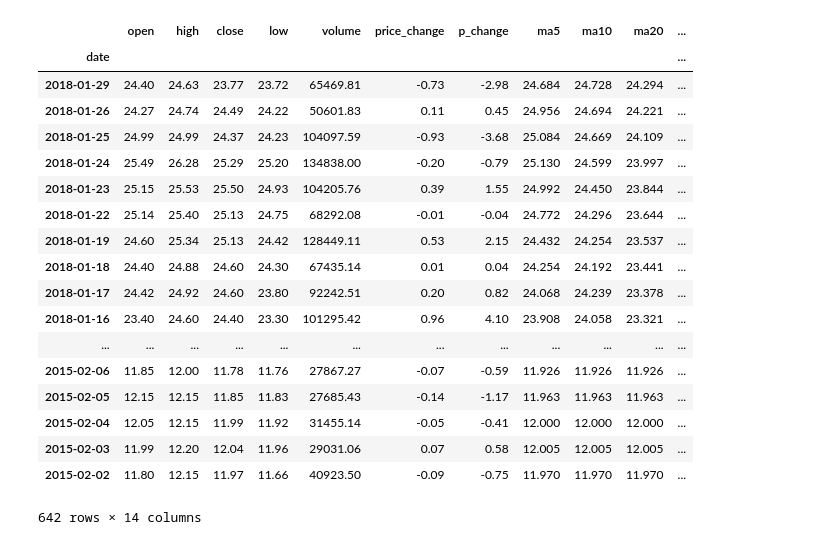
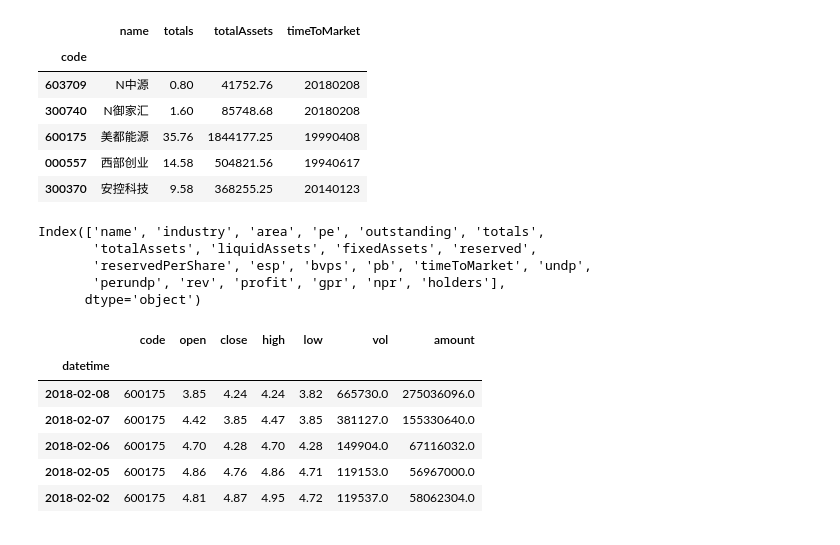
Before and after one commit to jackz3/notes, a Jupyter notebook: stock.ipynb, the cells around one changed output. Cells and saved outputs as stored; diff of their text form; code cells hidden in the pictures.

```diff
--- a/stock.ipynb
+++ b/stock.ipynb
@@ -1,24 +1,2 @@
 # %%
 import tushare as ts
-
-ts.get_hist_data('600848')
-# %% [output]
-|  | open | high | close | low | volume | price_change | p_change | ma5 | ma10 | ma20 | ... |
-| date |  |  |  |  |  |  |  |  |  |  | ... |
-| 2018-01-29 | 24.40 | 24.63 | 23.77 | 23.72 | 65469.81 | -0.73 | -2.98 | 24.684 | 24.728 | 24.294 | ... |
-| 2018-01-26 | 24.27 | 24.74 | 24.49 | 24.22 | 50601.83 | 0.11 | 0.45 | 24.956 | 24.694 | 24.221 | ... |
-| 2018-01-25 | 24.99 | 24.99 | 24.37 | 24.23 | 104097.59 | -0.93 | -3.68 | 25.084 | 24.669 | 24.109 | ... |
-| 2018-01-24 | 25.49 | 26.28 | 25.29 | 25.20 | 134838.00 | -0.20 | -0.79 | 25.130 | 24.599 | 23.997 | ... |
-| 2018-01-23 | 25.15 | 25.53 | 25.50 | 24.93 | 104205.76 | 0.39 | 1.55 | 24.992 | 24.450 | 23.844 | ... |
-| 2018-01-22 | 25.14 | 25.40 | 25.13 | 24.75 | 68292.08 | -0.01 | -0.04 | 24.772 | 24.296 | 23.644 | ... |
-| 2018-01-19 | 24.60 | 25.34 | 25.13 | 24.42 | 128449.11 | 0.53 | 2.15 | 24.432 | 24.254 | 23.537 | ... |
-| 2018-01-18 | 24.40 | 24.88 | 24.60 | 24.30 | 67435.14 | 0.01 | 0.04 | 24.254 | 24.192 | 23.441 | ... |
-| 2018-01-17 | 24.42 | 24.92 | 24.60 | 23.80 | 92242.51 | 0.20 | 0.82 | 24.068 | 24.239 | 23.378 | ... |
-| 2018-01-16 | 23.40 | 24.60 | 24.40 | 23.30 | 101295.42 | 0.96 | 4.10 | 23.908 | 24.058 | 23.321 | ... |
-| ... | ... | ... | ... | ... | ... | ... | ... | ... | ... | ... | ... |
-| 2015-02-06 | 11.85 | 12.00 | 11.78 | 11.76 | 27867.27 | -0.07 | -0.59 | 11.926 | 11.926 | 11.926 | ... |
-| 2015-02-05 | 12.15 | 12.15 | 11.85 | 11.83 | 27685.43 | -0.14 | -1.17 | 11.963 | 11.963 | 11.963 | ... |
-| 2015-02-04 | 12.05 | 12.15 | 11.99 | 11.92 | 31455.14 | -0.05 | -0.41 | 12.000 | 12.000 | 12.000 | ... |
-| 2015-02-03 | 11.99 | 12.20 | 12.04 | 11.96 | 29031.06 | 0.07 | 0.58 | 12.005 | 12.005 | 12.005 | ... |
-| 2015-02-02 | 11.80 | 12.15 | 11.97 | 11.66 | 40923.50 | -0.09 | -0.75 | 11.970 | 11.970 | 11.970 | ... |
-642 rows × 14 columns
@@ -26,0 +3,12 @@ ts.get_h_data('002337', start='2015-01-01', end='2015-03-16')
+# %%
+df=ts.get_stock_basics()
+# %%
+df[['name','totals','totalAssets','timeToMarket']].head()
+# %% [output]
+|  | name | totals | totalAssets | timeToMarket |
+| code |  |  |  |  |
+| 603709 | N中源 | 0.80 | 41752.76 | 20180208 |
+| 300740 | N御家汇 | 1.60 | 85748.68 | 20180208 |
+| 600175 | 美都能源 | 35.76 | 1844177.25 | 19990408 |
+| 000557 | 西部创业 | 14.58 | 504821.56 | 19940617 |
+| 300370 | 安控科技 | 9.58 | 368255.25 | 20140123 |
@@ -26,0 +17,31 @@ ts.get_h_data('002337', start='2015-01-01', end='2015-03-16')
+# %%
+df.columns
+# %% [output]
+Index(['name', 'industry', 'area', 'pe', 'outstanding', 'totals',
+       'totalAssets', 'liquidAssets', 'fixedAssets', 'reserved',
+       'reservedPerShare', 'esp', 'bvps', 'pb', 'timeToMarket', 'undp',
+       'perundp', 'rev', 'profit', 'gpr', 'npr', 'holders'],
+      dtype='object')
+# %%
+code='600175'
+#df07=ts.get_h_data(code, start='2007-01-01', end='2007-12-31')
+#df08=ts.get_h_data(code, start='2008-01-01', end='2008-12-31')
+#df09=ts.get_h_data(code, start='2009-01-01', end='2009-12-31')
+#df10=ts.get_h_data(code, start='2010-01-01', end='2010-12-31')
+#df11=ts.get_h_data(code, start='2011-01-01', end='2011-12-31')
+#df12=ts.get_h_data(code, start='2012-01-01', end='2012-12-31')
+#df13=ts.get_h_data(code, start='2013-01-01', end='2013-12-31')
+#df14=ts.get_h_data(code, start='2014-01-01', end='2014-12-31')
+#df15=ts.get_h_data(code, start='2015-01-01', end='2015-12-31')
+#df16=ts.get_h_data(code, start='2016-01-01', end='2016-12-31')
+#df17=ts.get_h_data(code, start='2017-01-01', end='2017-12-31')
+
+df = ts.bar(code, conn=cons, adj='qfq', start_date='2017-01-01', end_date='')
+# %% [output]
+|  | code | open | close | high | low | vol | amount |
+| datetime |  |  |  |  |  |  |  |
+| 2018-02-08 | 600175 | 3.85 | 4.24 | 4.24 | 3.82 | 665730.0 | 275036096.0 |
+| 2018-02-07 | 600175 | 4.42 | 3.85 | 4.47 | 3.85 | 381127.0 | 155330640.0 |
+| 2018-02-06 | 600175 | 4.70 | 4.28 | 4.70 | 4.28 | 149904.0 | 67116032.0 |
+| 2018-02-05 | 600175 | 4.86 | 4.76 | 4.86 | 4.71 | 119153.0 | 56967000.0 |
+| 2018-02-02 | 600175 | 4.81 | 4.87 | 4.95 | 4.72 | 119537.0 | 58062304.0 |
```
Also changed, not shown: parts of 7 cells of this notebook, 1 other file.
